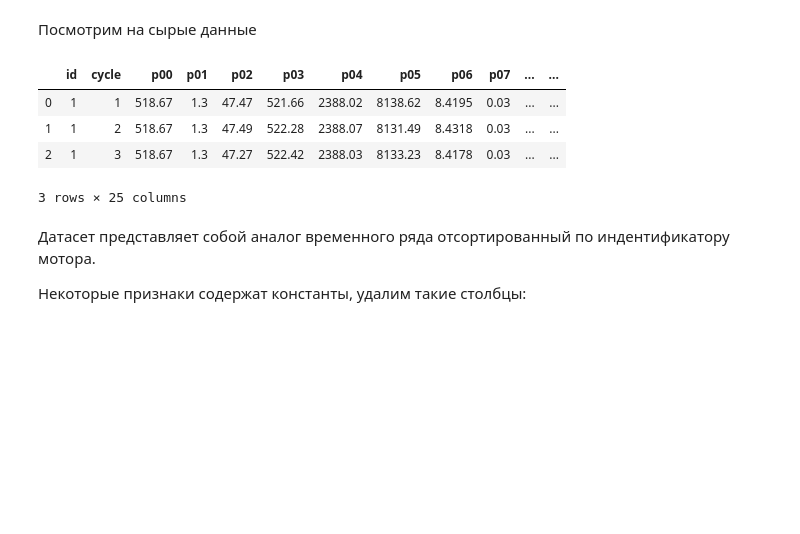
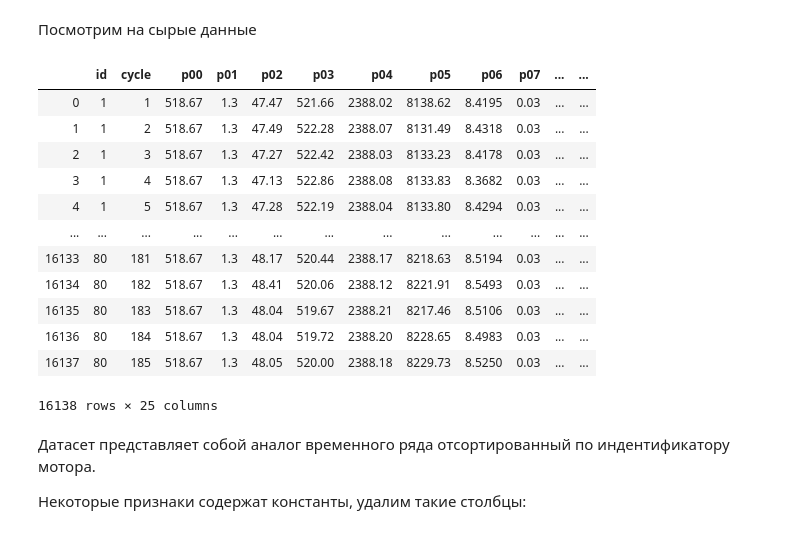
Before and after one commit to lasados/Break-prediction.-Engines, a Jupyter notebook: Crash prediction.ipynb, the cells around one changed output. Drawn from its saved outputs; the diff is of its cells as text; code cells hidden in the pictures; blank space fills up the shorter version.

Commit message:
vis raw data

```diff
--- a/Crash prediction.ipynb
+++ b/Crash prediction.ipynb
@@ -49,13 +51,21 @@ from sklearn.model_selection import train_test_split, cross_val_score
 Посмотрим на сырые данные
 # %%
 data_raw = pd.read_csv('data/data.csv')
-data_raw.head(3)
+data_raw
 # %% [output]
 |  | id | cycle | p00 | p01 | p02 | p03 | p04 | p05 | p06 | p07 | ... | ... |
 | 0 | 1 | 1 | 518.67 | 1.3 | 47.47 | 521.66 | 2388.02 | 8138.62 | 8.4195 | 0.03 | ... | ... |
 | 1 | 1 | 2 | 518.67 | 1.3 | 47.49 | 522.28 | 2388.07 | 8131.49 | 8.4318 | 0.03 | ... | ... |
 | 2 | 1 | 3 | 518.67 | 1.3 | 47.27 | 522.42 | 2388.03 | 8133.23 | 8.4178 | 0.03 | ... | ... |
+| 3 | 1 | 4 | 518.67 | 1.3 | 47.13 | 522.86 | 2388.08 | 8133.83 | 8.3682 | 0.03 | ... | ... |
+| 4 | 1 | 5 | 518.67 | 1.3 | 47.28 | 522.19 | 2388.04 | 8133.80 | 8.4294 | 0.03 | ... | ... |
+| ... | ... | ... | ... | ... | ... | ... | ... | ... | ... | ... | ... | ... |
+| 16133 | 80 | 181 | 518.67 | 1.3 | 48.17 | 520.44 | 2388.17 | 8218.63 | 8.5194 | 0.03 | ... | ... |
+| 16134 | 80 | 182 | 518.67 | 1.3 | 48.41 | 520.06 | 2388.12 | 8221.91 | 8.5493 | 0.03 | ... | ... |
+| 16135 | 80 | 183 | 518.67 | 1.3 | 48.04 | 519.67 | 2388.21 | 8217.46 | 8.5106 | 0.03 | ... | ... |
+| 16136 | 80 | 184 | 518.67 | 1.3 | 48.04 | 519.72 | 2388.20 | 8228.65 | 8.4983 | 0.03 | ... | ... |
+| 16137 | 80 | 185 | 518.67 | 1.3 | 48.05 | 520.00 | 2388.18 | 8229.73 | 8.5250 | 0.03 | ... | ... |
-3 rows × 25 columns
+16138 rows × 25 columns
 # %% [markdown]
 Датасет представляет собой аналог временного ряда отсортированный по индентификатору мотора.
 
```
Also changed, not shown: parts of 1 cell of this notebook.
